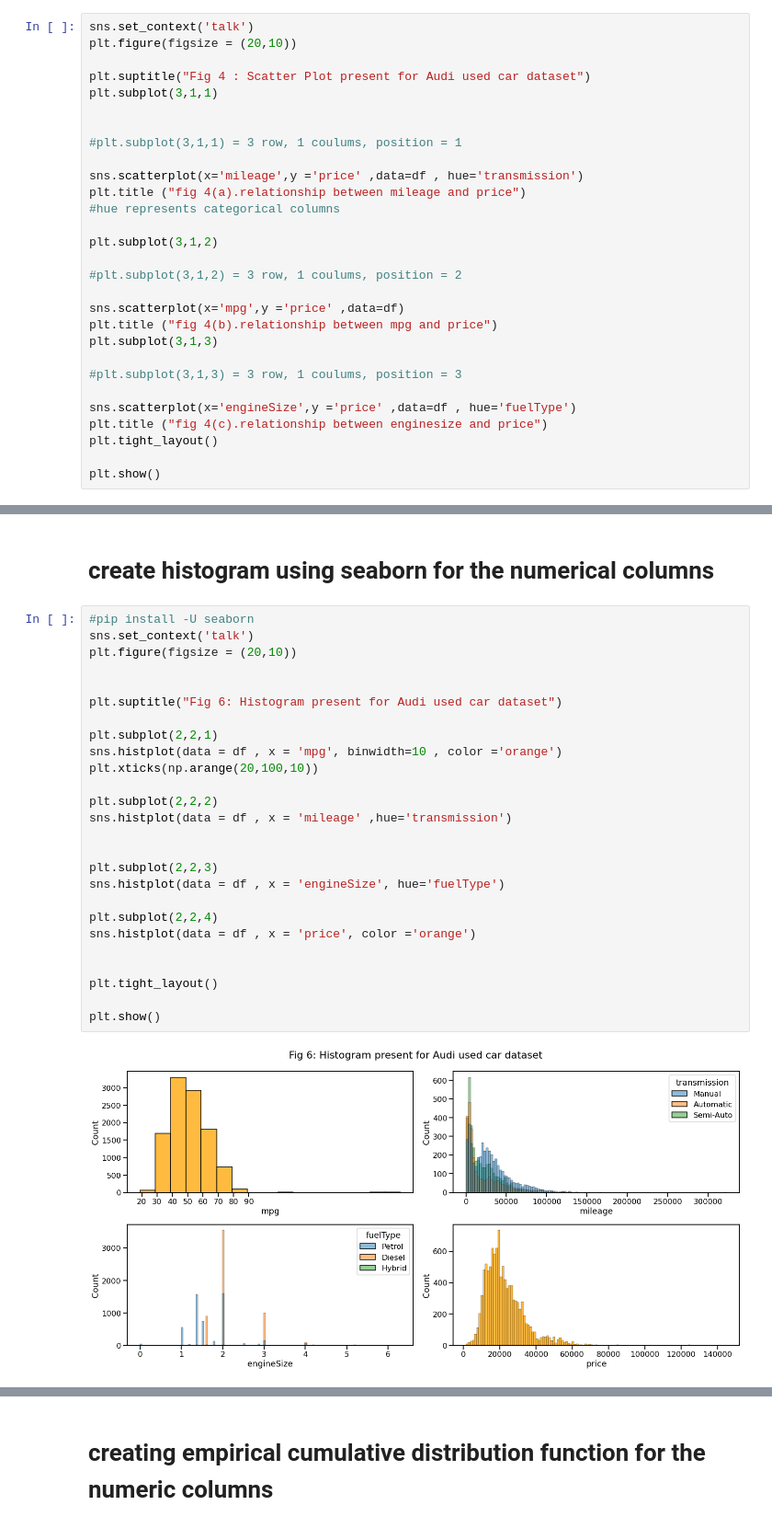
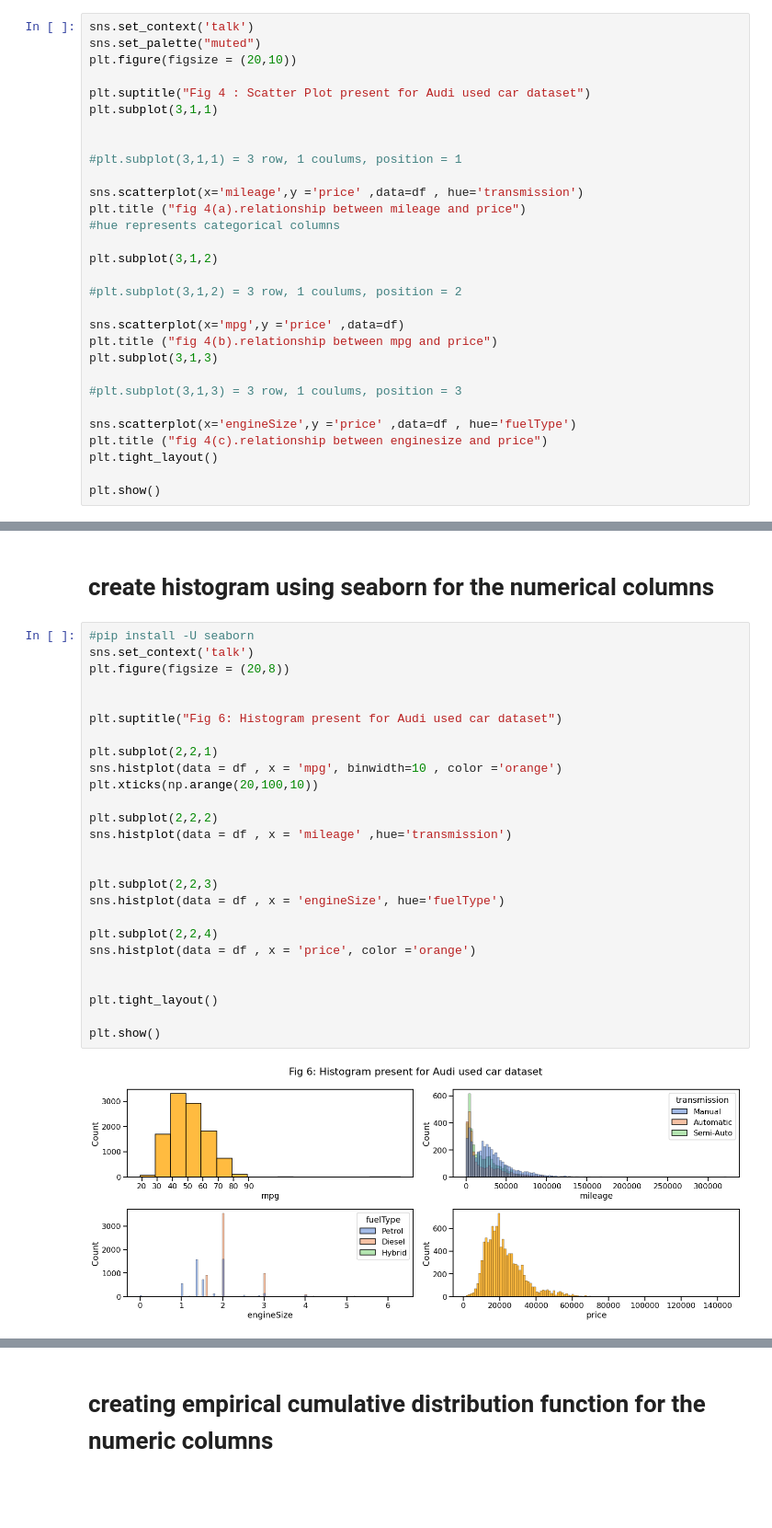
Before and after one commit to Israt055/audi_used_car_analysis-, a Jupyter notebook: audi_used_car_EDA.ipynb, the cells around one changed output, grey strips where cells are left out. Shown at 92% size. Cells and saved outputs as stored; diff of their text form; blank space fills up the shorter version.

```diff
--- a/audi_used_car_EDA.ipynb
+++ b/audi_used_car_EDA.ipynb
@@ -445,6 +423,7 @@ display(df.tail())
 | 10667 | Q3 | 2016 | 15999 | Manual | 11855 | Petrol | 47.9 | 1.4 |
 # %%
 sns.set_context('talk')
+sns.set_palette("muted")
 plt.figure(figsize = (20,10))
 
 plt.suptitle("Fig 4 : Scatter Plot present for Audi used car dataset")
@@ -504,28 +505,28 @@ plt.show()
 # %%
 #pip install -U seaborn
 sns.set_context('talk')
-plt.figure(figsize = (20,10))
+plt.figure(figsize = (20,8))
 
 
 plt.suptitle("Fig 6: Histogram present for Audi used car dataset")
 
 plt.subplot(2,2,1)
 sns.histplot(data = df , x = 'mpg', binwidth=10 , color ='orange')
 plt.xticks(np.arange(20,100,10))
 
 plt.subplot(2,2,2)
 sns.histplot(data = df , x = 'mileage' ,hue='transmission')
 
 
 plt.subplot(2,2,3)
 sns.histplot(data = df , x = 'engineSize', hue='fuelType')
 
 plt.subplot(2,2,4)
 sns.histplot(data = df , x = 'price', color ='orange')
 
 
 plt.tight_layout()
 
 plt.show()
 # %% [output]
-[figure, old version]
+[figure, new version]
```
Also changed, not shown: parts of 22 cells of this notebook.
